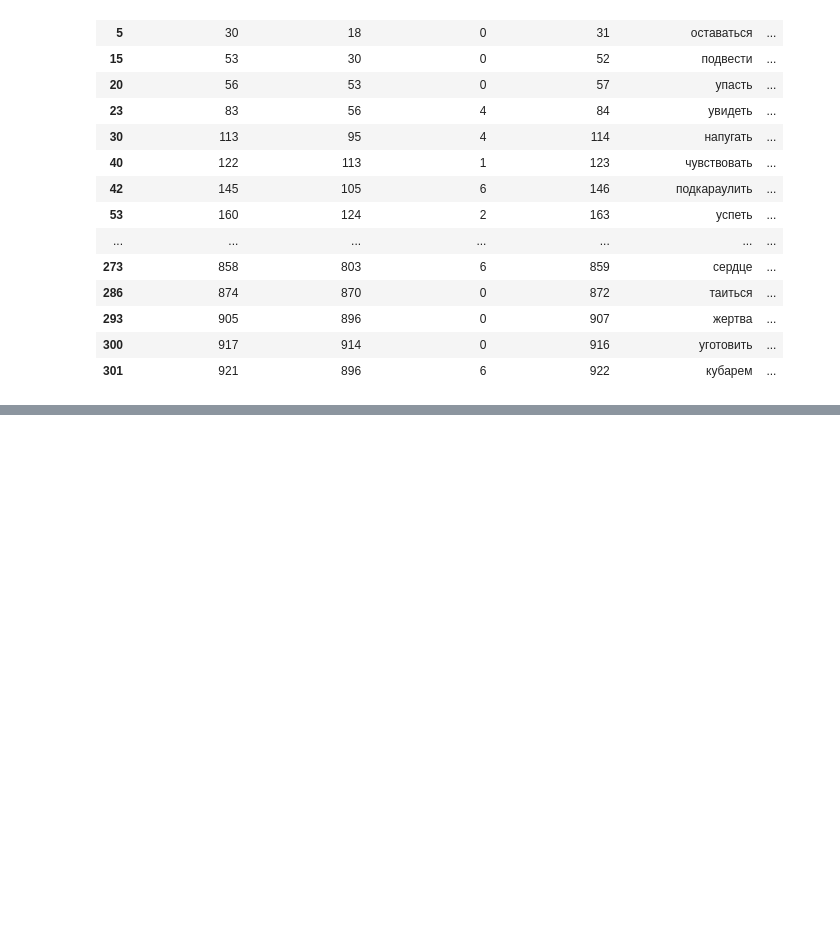
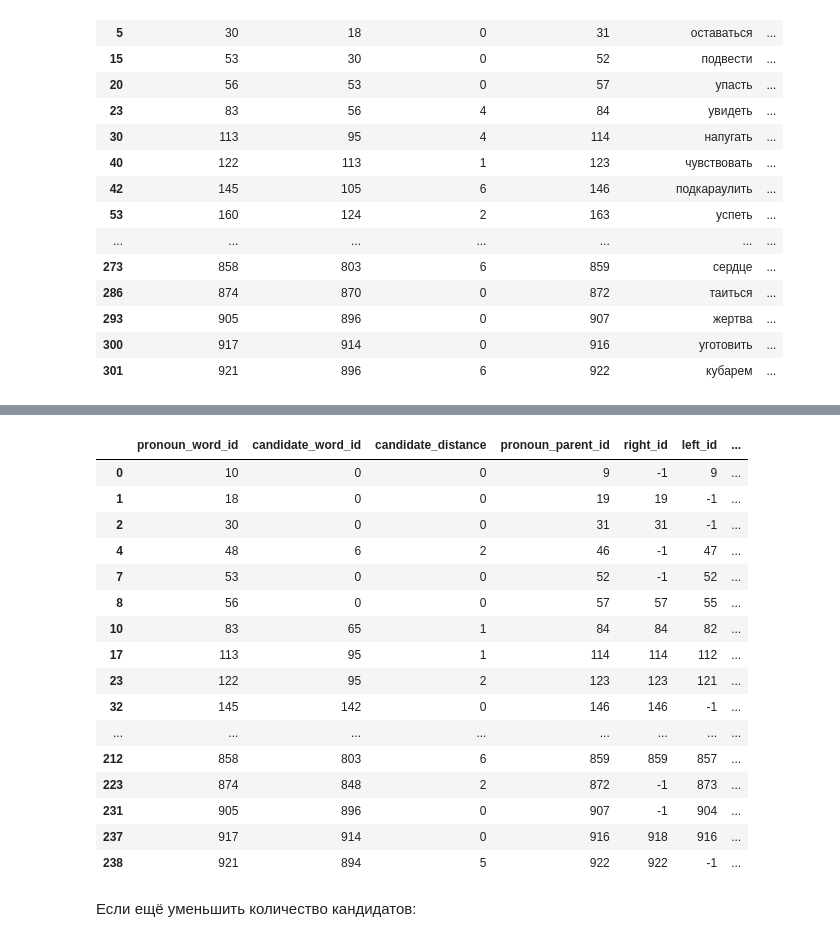
Before and after one commit to okulovsky/grammar_ru, a Jupyter notebook: notebooks/Alex/Improving GloVe.ipynb, the cells around one changed output, grey strips where cells are left out. Saved outputs shown, nothing was run; the diff lists cells and outputs as text; code cells hidden in the pictures; blank space fills up the shorter version.

```diff
--- a/notebooks/Alex/Improving GloVe.ipynb
+++ b/notebooks/Alex/Improving GloVe.ipynb
@@ -198,0 +350,4 @@ with pd.option_context('display.max_rows', None, 'expand_frame_repr', False):
+# %%
+from tg.grammar_ru.algorithms import AntecedentCandidatesAlgorithm
+
+alg = AntecedentCandidatesAlgorithm(reader.get_bundles(), 7)
@@ -198,0 +392,10 @@ with pd.option_context('display.max_rows', None, 'expand_frame_repr', False):
+# %%
+import pandas as pd
+import numpy as np
+
+db = reader.get_bundles().first()
+candidates_df = alg.get_candidates(db)
+db.pymorphy['normal_form'] = db.pymorphy['normal_form'].apply(lambda x: alg.pronoun_replacer[x] if x in alg.pronoun_replacer else x)
+
+extended_df = get_extended_df(db, alg.get_pronoun_parent(db, candidates_df))
+extended_df
@@ -198,0 +416,24 @@ with pd.option_context('display.max_rows', None, 'expand_frame_repr', False):
+# %%
+max_indices = extended_df.groupby('pronoun_word_id')['sum'].idxmax().dropna().astype(int)
+best_in_group = extended_df.loc[max_indices]
+best_in_group
+# %% [output]
+|  | pronoun_word_id | candidate_word_id | candidate_distance | pronoun_parent_id | right_id | left_id | ... |
+| 0 | 10 | 0 | 0 | 9 | -1 | 9 | ... |
+| 1 | 18 | 0 | 0 | 19 | 19 | -1 | ... |
+| 2 | 30 | 0 | 0 | 31 | 31 | -1 | ... |
+| 4 | 48 | 6 | 2 | 46 | -1 | 47 | ... |
+| 7 | 53 | 0 | 0 | 52 | -1 | 52 | ... |
+| 8 | 56 | 0 | 0 | 57 | 57 | 55 | ... |
+| 10 | 83 | 65 | 1 | 84 | 84 | 82 | ... |
+| 17 | 113 | 95 | 1 | 114 | 114 | 112 | ... |
+| 23 | 122 | 95 | 2 | 123 | 123 | 121 | ... |
+| 32 | 145 | 142 | 0 | 146 | 146 | -1 | ... |
+| ... | ... | ... | ... | ... | ... | ... | ... |
+| 212 | 858 | 803 | 6 | 859 | 859 | 857 | ... |
+| 223 | 874 | 848 | 2 | 872 | -1 | 873 | ... |
+| 231 | 905 | 896 | 0 | 907 | -1 | 904 | ... |
+| 237 | 917 | 914 | 0 | 916 | 918 | 916 | ... |
+| 238 | 921 | 894 | 5 | 922 | 922 | -1 | ... |
+# %% [markdown]
+Если ещё уменьшить количество кандидатов:
```
Also changed, not shown: parts of 24 cells of this notebook, 1 other file.
